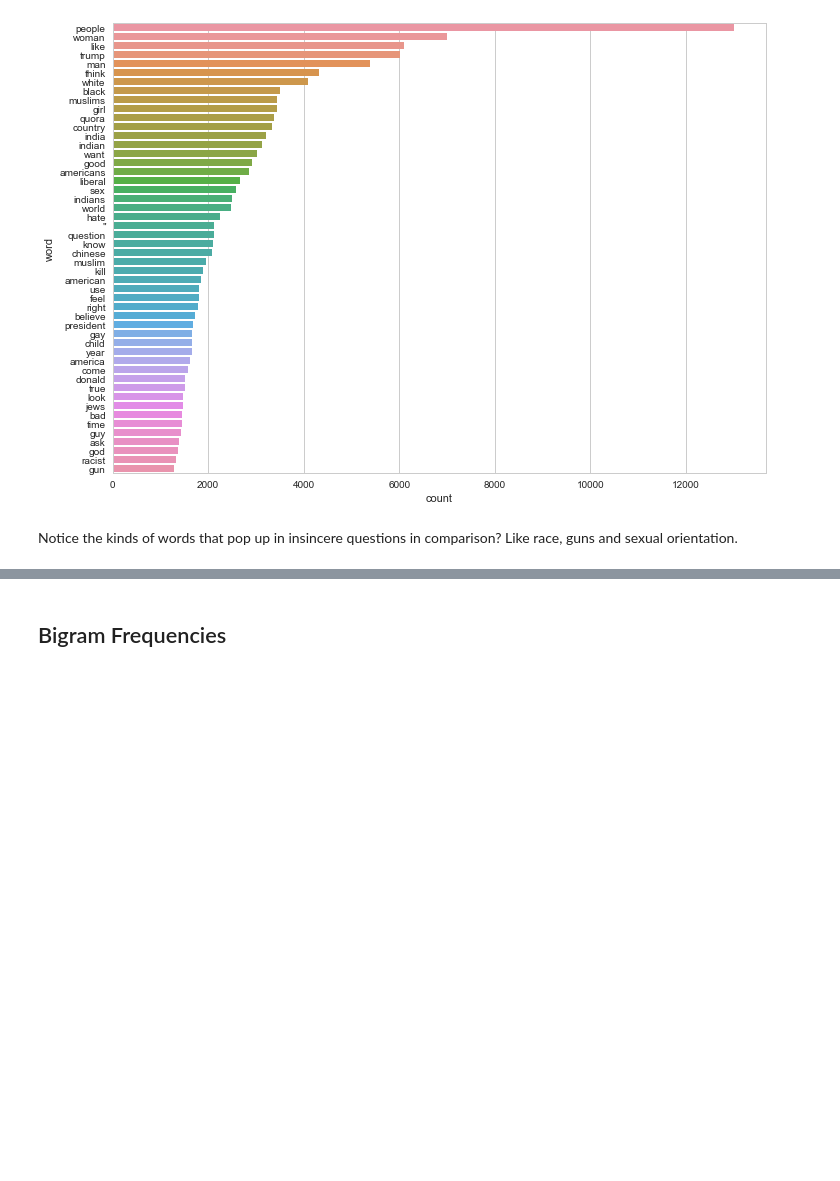
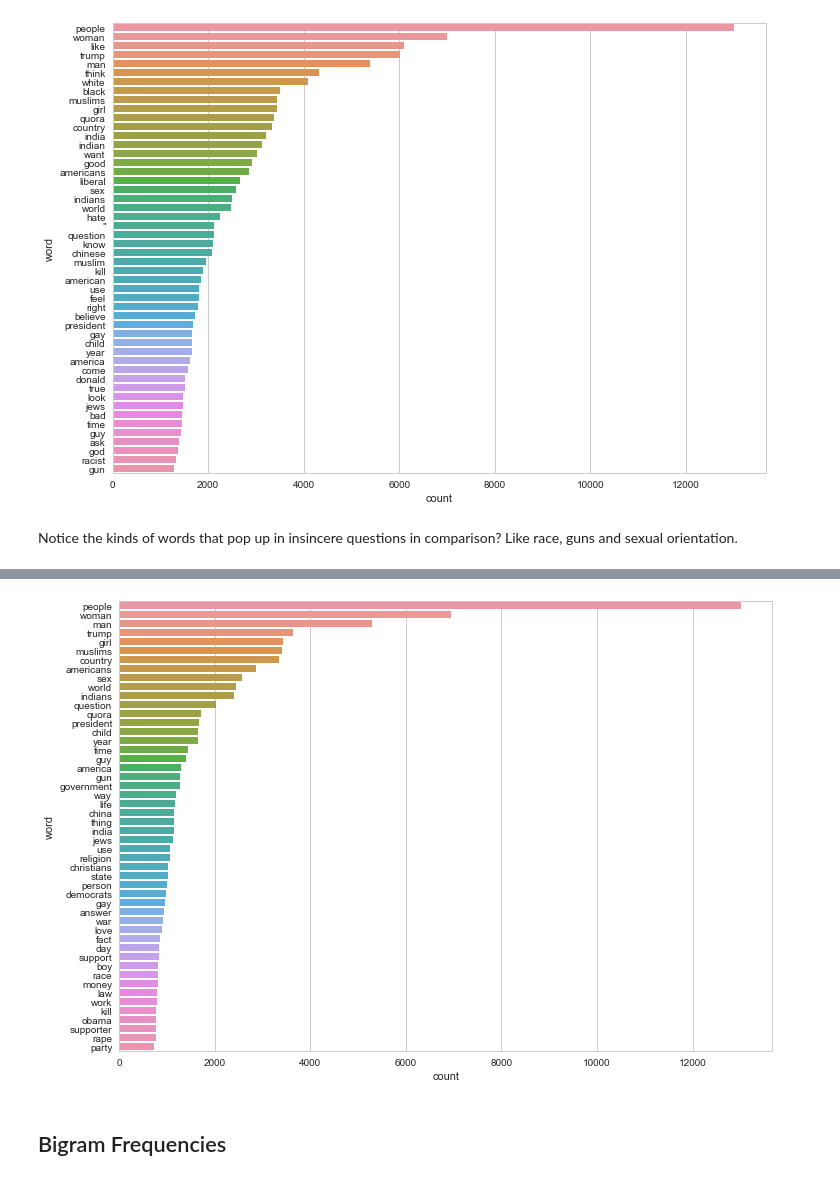
Before and after one commit to JonathanHung95/Quora-Insincere-Questions-Classification, a Jupyter notebook: Exploratory Data Analysis.ipynb, the cells around one changed output, grey strips where cells are left out. Cells and saved outputs as stored; diff of their text form; code cells hidden in the pictures; blank space fills up the shorter version.

```diff
--- a/Exploratory Data Analysis.ipynb
+++ b/Exploratory Data Analysis.ipynb
@@ -247,3 +336,19 @@ Notice the kinds of words that pop up in insincere questions in comparison?  Lik
+# %%
+# target 1 nouns
+common_nouns_1 = Counter(" ".join(train_1["nouns_text"]).split()).most_common(51)
+
+# convert to dataframe for ease of use
+common_nouns_1_df = pd.DataFrame(common_nouns_1)
+common_nouns_1_df.columns = ["word", "count"]
+common_nouns_1_df.drop(common_nouns_1_df.index[2], inplace = True) # drop the row with -PRON-
+
+# plot everything
+ax9 = sns.barplot(x = "count", y = "word", data = common_nouns_1_df)
+
+# garbage
+del common_nouns_1_df, train_1
+# %% [output]
+[figure, added]
 # %% [markdown]
 ## Bigram Frequencies
 # %%
```
Also changed, not shown: parts of 33 cells of this notebook.
